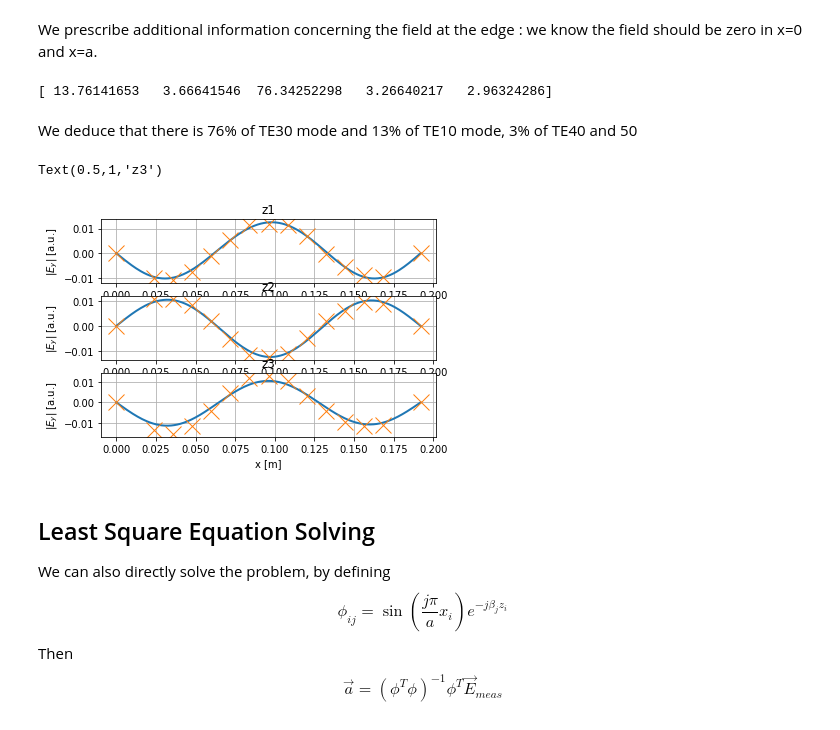
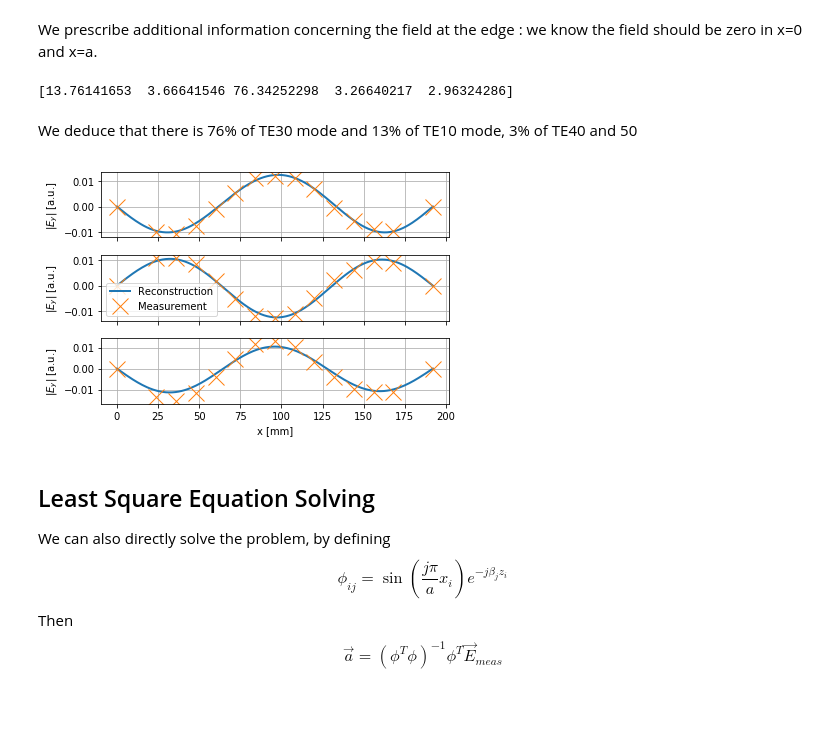
Before and after one commit to Hash--/documents, a Jupyter notebook: notebooks/TP Master Fusion/LH-Hands-on-mode-converter.ipynb, the cells around one changed output. Drawn from its saved outputs; the diff is of its cells as text; code cells hidden in the pictures.

Commit message:
Creating proper figures for the future paper on the hands-on

```diff
--- a/notebooks/TP Master Fusion/LH-Hands-on-mode-converter.ipynb
+++ b/notebooks/TP Master Fusion/LH-Hands-on-mode-converter.ipynb
@@ -96,3 +96,6 @@ legend(('$S_{10}$','$S_{20}$', '$S_{30}$'),loc='best')
 # %% [output]
 <matplotlib.legend.Legend at 0x...>
 [figure]
+# %%
+idx = np.argmin(np.abs(f_1/1e9 - 3.7))
+print(f'Measured values at 3.7 GHz: {S10_dB[idx]}, {S20_dB[idx]} and {S30_dB[idx]} dB')
@@ -343,36 +360,35 @@ sol=leastsq(optim_fun, a0, args=(XX, ZZ))
 a_sol = sol[0]
 print(abs(a_sol)/norm(sol[0],1)*100)
 # %% [output]
-[ 13.76141653   3.66641546  76.34252298   3.26640217   2.96324286]
+[13.76141653  3.66641546 76.34252298  3.26640217  2.96324286]
 # %% [markdown]
 We deduce that there is 76% of TE30 mode and 13% of TE10 mode, 3% of TE40 and 50
 # %%
 x_test = linspace(0, a, 201)
 
-def subplote(x_test, z, a, Emes):
+def subplote(x_test, z, a, Emes, ax):
     E_test = zeros_like(x_test, dtype='complex')
 
     for idx in range(len(x_test)):
         E_test[idx] = Ey(a, x_test[idx], z)
 
-    plot(x_test, real(E_test), lw=2)
-    plot(x_mes, real(Emes), 'x', ms=16, lw=2)
-    xlabel('x [m]')
-    ylabel('|$E_y$| [a.u.]')
-    grid()
+    ax.plot(x_test*1e3, real(E_test), lw=2)
+    ax.plot(x_mes*1e3, real(Emes), 'x', ms=16, lw=2)
+    ax.set_ylabel('|$E_y$| [a.u.]')
+    ax.grid(True)
 
-subplot(311)
-subplote(x_test, z_mes[0], a_sol, Emeas[:,0])
-title('z1')
-subplot(312)
-subplote(x_test, z_mes[1], a_sol, Emeas[:,1])
-title('z2')
-subplot(313)
-subplote(x_test, z_mes[2], a_sol, Emeas[:,2])
-title('z3')
+fig, axes = plt.subplots(3,1, sharex=True)
+subplote(x_test, z_mes[0], a_sol, Emeas[:,0], ax=axes[0])
+subplote(x_test, z_mes[1], a_sol, Emeas[:,1], ax=axes[1])
+subplote(x_test, z_mes[2], a_sol, Emeas[:,2], ax=axes[2])
+
+axes[-1].set_xlabel('x [mm]')
+axes[1].legend(('Reconstruction', 'Measurement'), loc='best')
+fig.tight_layout()
+
+fig.savefig('moce_converter_reconstruction.png', dpi=150)
 # %% [output]
-Text(0.5,1,'z3')
-[figure, old version]
+[figure, new version]
 # %% [markdown]
 ## Least Square Equation Solving
 We can also directly solve the problem, by defining
```
Also changed, not shown: parts of 9 cells of this notebook, 1 other file.
